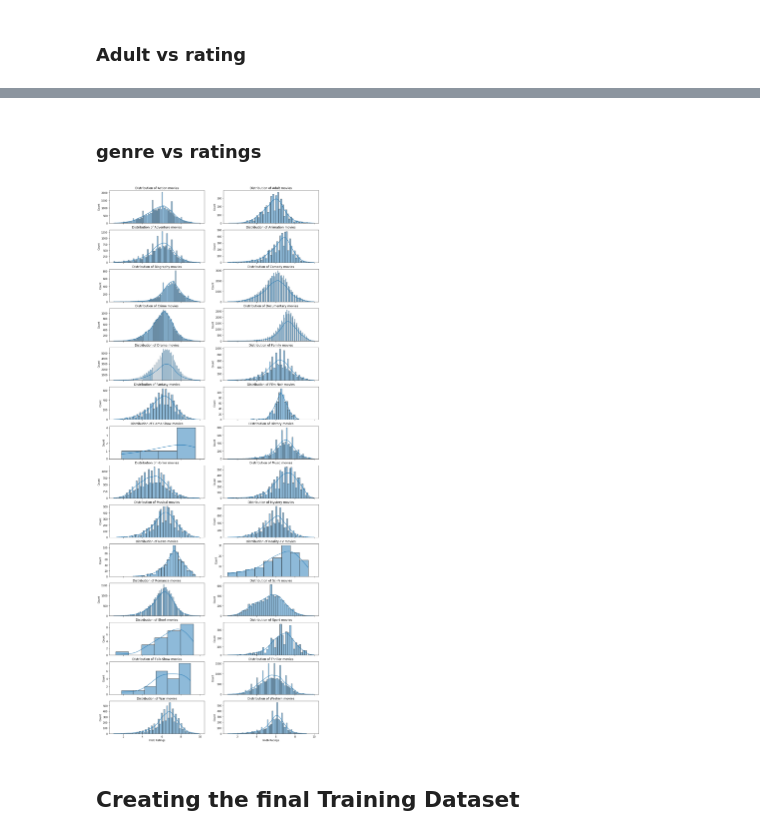
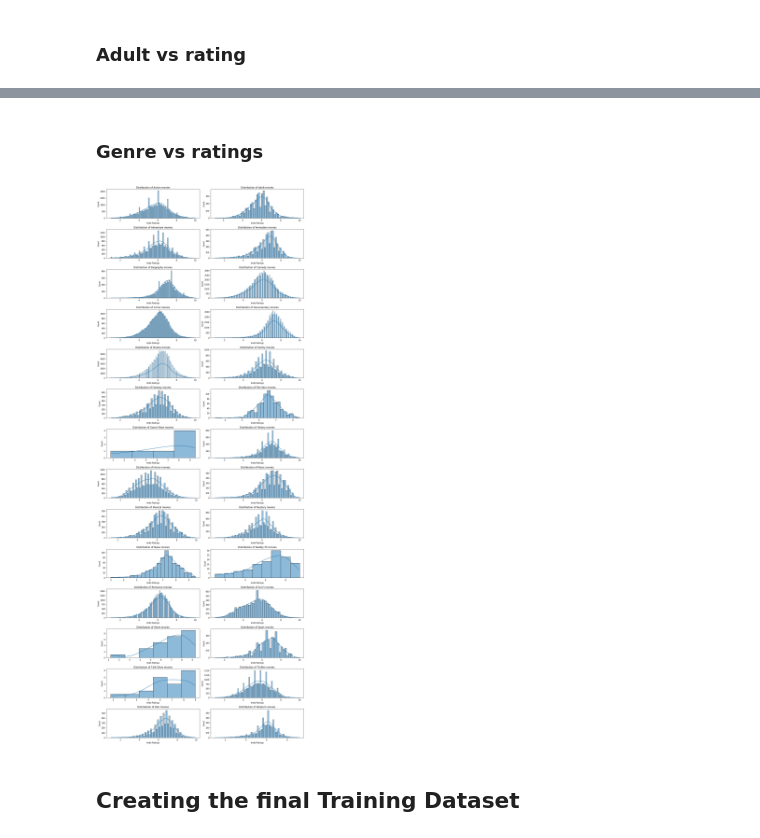
Before and after one commit to tanmaygadgil/imdb-analysis, a Jupyter notebook: EDA.ipynb, the cells around one changed output, grey strips where cells are left out. Cells and saved outputs as stored; diff of their text form; code cells hidden in the pictures.

```diff
--- a/EDA.ipynb
+++ b/EDA.ipynb
@@ -104,8 +156,8 @@ plt.scatter(df['crew_exp'], df['averageRating'])
 # %% [markdown]
 ### Adult vs rating
 # %%
-data = [df[df['isAdult'] == 0]['averageRating'].values, df[df['isAdult'] == 1]['averageRating'].values]
+# data = [df[df['isAdult'] == 0]['averageRating'].values, df[df['isAdult'] == 1]['averageRating'].values]
 # plt.figsize((10,20))
 plt.figure(figsize=(15,10))
-plt.boxplot(data, labels = ['Not adult', 'Adult'])
+sns.boxplot(x = 'isAdult', y = 'averageRating', data = df)
 # %% [output]
@@ -150,5 +166,5 @@ plt.scatter(df['cast_std'], df['averageRating'])
 # %% [markdown]
-### genre vs ratings
+### Genre vs ratings
 # %%
 genres = ['Action', 'Adult',
        'Adventure', 'Animation', 'Biography', 'Comedy', 'Crime', 'Documentary',
@@ -157,15 +173,16 @@ genres = ['Action', 'Adult',
        'Romance', 'Sci-Fi', 'Short', 'Sport', 'Talk-Show', 'Thriller', 'War',
        'Western']
 # %%
-fig, axes = plt.subplots(nrows=len(genres)//2, ncols=2, sharex=True, figsize = (15,40))
+fig, axes = plt.subplots(nrows=len(genres)//2, ncols=2, figsize = (15,40))
 for idx, g in enumerate(genres):
     data = df[df[g] == 1]['averageRating'].values
     ax_x, ax_y = idx//2, idx%2
     sns.histplot(data=data, kde=True, ax=axes[idx//2, idx%2])
     axes[ax_x, ax_y].set_xlabel("Imdb Ratings")
     axes[ax_x, ax_y].set_title(f'Distribution of {g} movies')
+fig.tight_layout()
 # %% [output]
-[figure, old version]
+[figure, new version]
 # %% [markdown]
 ## Creating the final Training Dataset
 # %%
```
Also changed, not shown: parts of 19 cells of this notebook, 4 other files.
